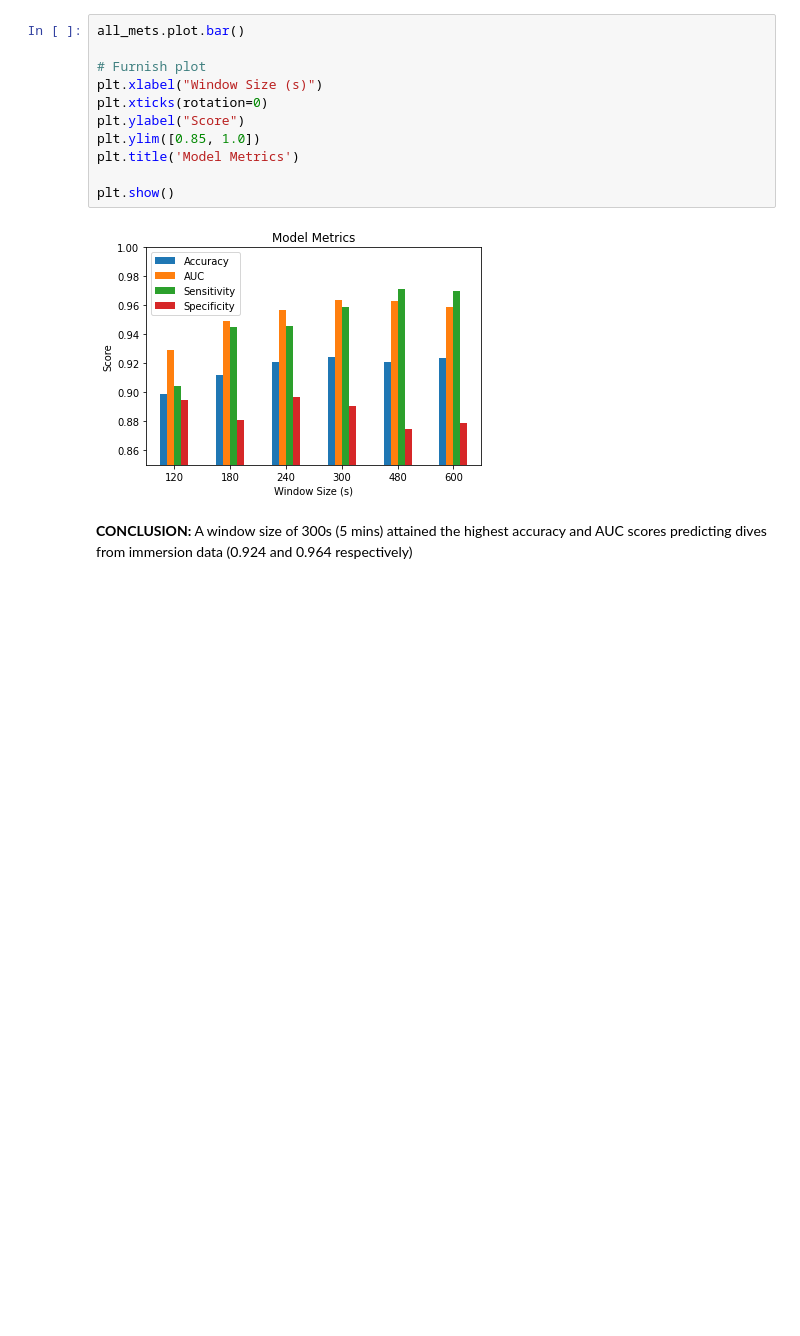
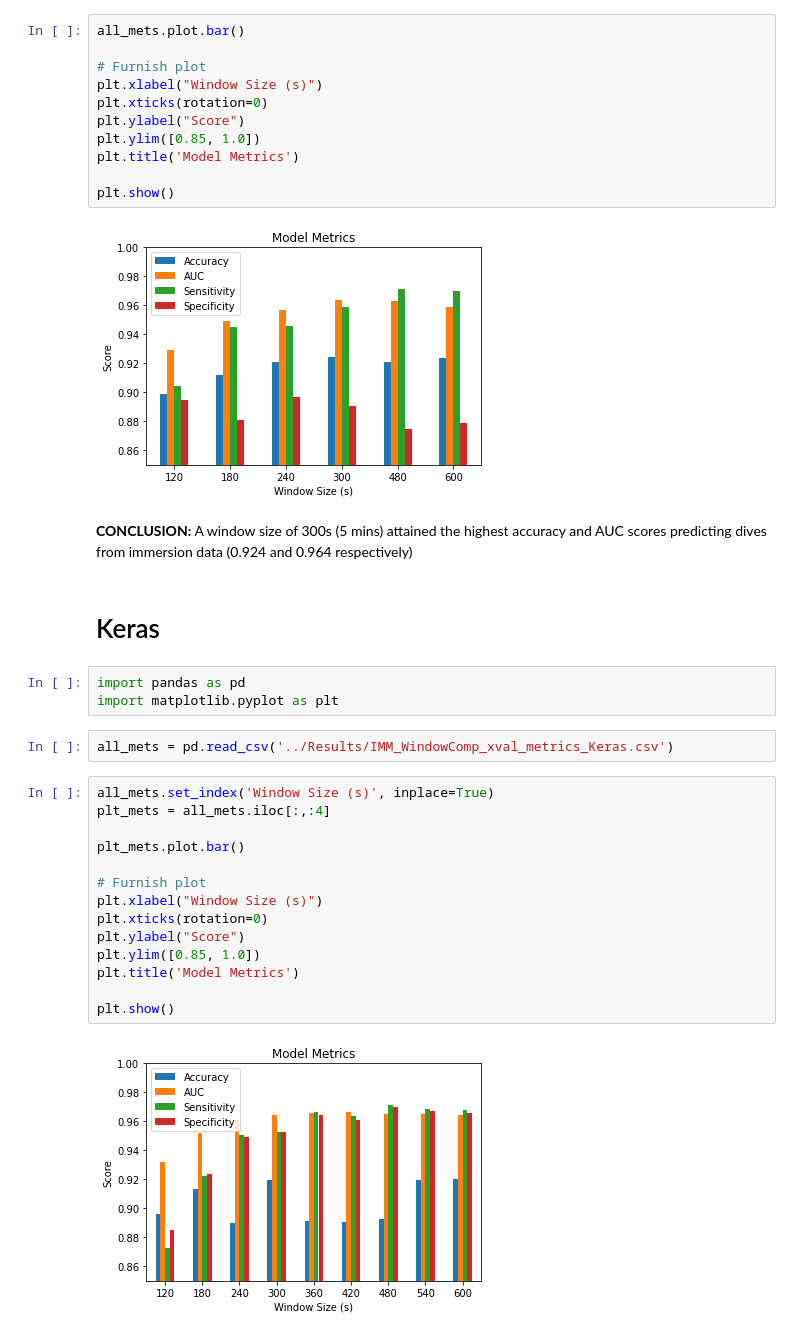
Before and after one commit to robinfreeman/seabirds_dive_predict, a Jupyter notebook: Code/IMM_window_comparison_h2o.ipynb, the cells around one changed output. Drawn from its saved outputs; the diff is of its cells as text; blank space fills up the shorter version.

```diff
--- a/Code/IMM_window_comparison_h2o.ipynb
+++ b/Code/IMM_window_comparison_h2o.ipynb
@@ -141,3 +268,26 @@ plt.show()
 [figure]
 # %% [markdown]
 **CONCLUSION:** A window size of 300s (5 mins) attained the highest accuracy and AUC scores predicting dives from immersion data (0.924 and 0.964 respectively)
+# %% [markdown]
+# Keras
+# %%
+import pandas as pd
+import matplotlib.pyplot as plt
+# %%
+all_mets = pd.read_csv('../Results/IMM_WindowComp_xval_metrics_Keras.csv')
+# %%
+all_mets.set_index('Window Size (s)', inplace=True)
+plt_mets = all_mets.iloc[:,:4]
+
+plt_mets.plot.bar()
+
+# Furnish plot
+plt.xlabel("Window Size (s)")
+plt.xticks(rotation=0)
+plt.ylabel("Score")
+plt.ylim([0.85, 1.0])
+plt.title('Model Metrics')
+
+plt.show()
+# %% [output]
+[figure, added]
```
Also changed, not shown: parts of 13 cells of this notebook, 7 other files.
